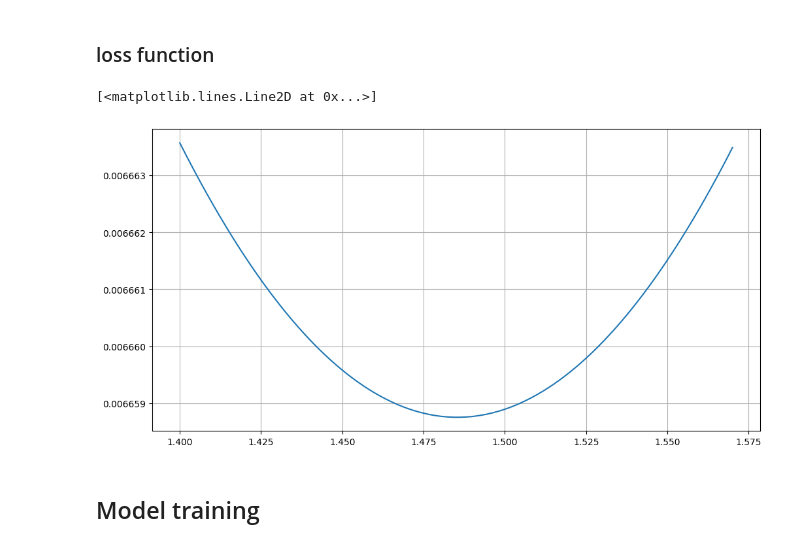
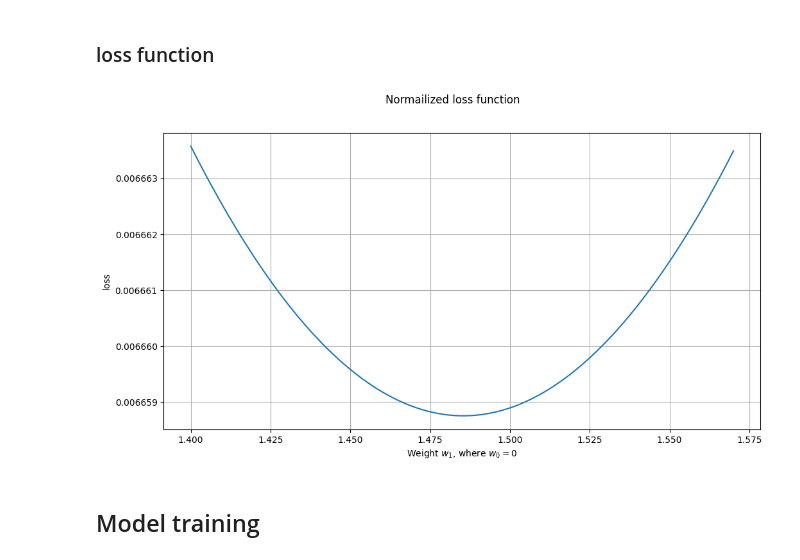
Before and after one commit to lexxai/goit_python_ds_hw_03, a Jupyter notebook: Lection_3_prepare.ipynb, the cells around one changed output. Saved outputs shown, nothing was run; the diff lists cells and outputs as text; code cells hidden in the pictures.

```diff
--- a/Lection_3_prepare.ipynb
+++ b/Lection_3_prepare.ipynb
@@ -254,13 +262,16 @@ plt.show()
 # %%
 weight = (0, np.linspace(1.4, 1.570, 100))
 x = weight[1]
 y = [ loss_fuction( weight=(weight[0], w), df=norm, columns=data_columns ) for w in x ]
 plt.figure(figsize=(12,6))
+plt.suptitle("Normailized loss function")
 plt.grid()
 plt.plot(x,y)
+plt.xlabel("Weight $w_1$, where $w_0=0$")
+plt.ylabel("loss")
+plt.show()
 # %% [output]
-[<matplotlib.lines.Line2D at 0x...>]
-[figure, old version]
+[figure, new version]
 # %% [markdown]
 ## Model training
 # %%
```
Also changed, not shown: parts of 26 cells of this notebook.
